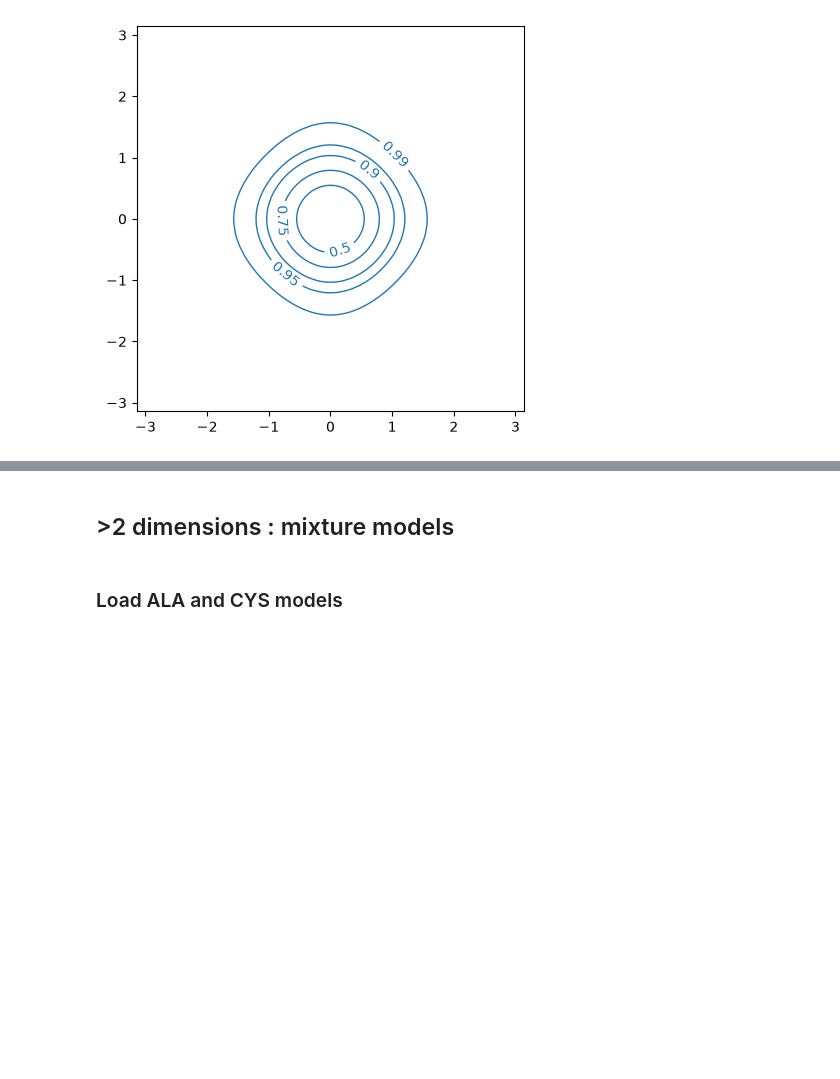
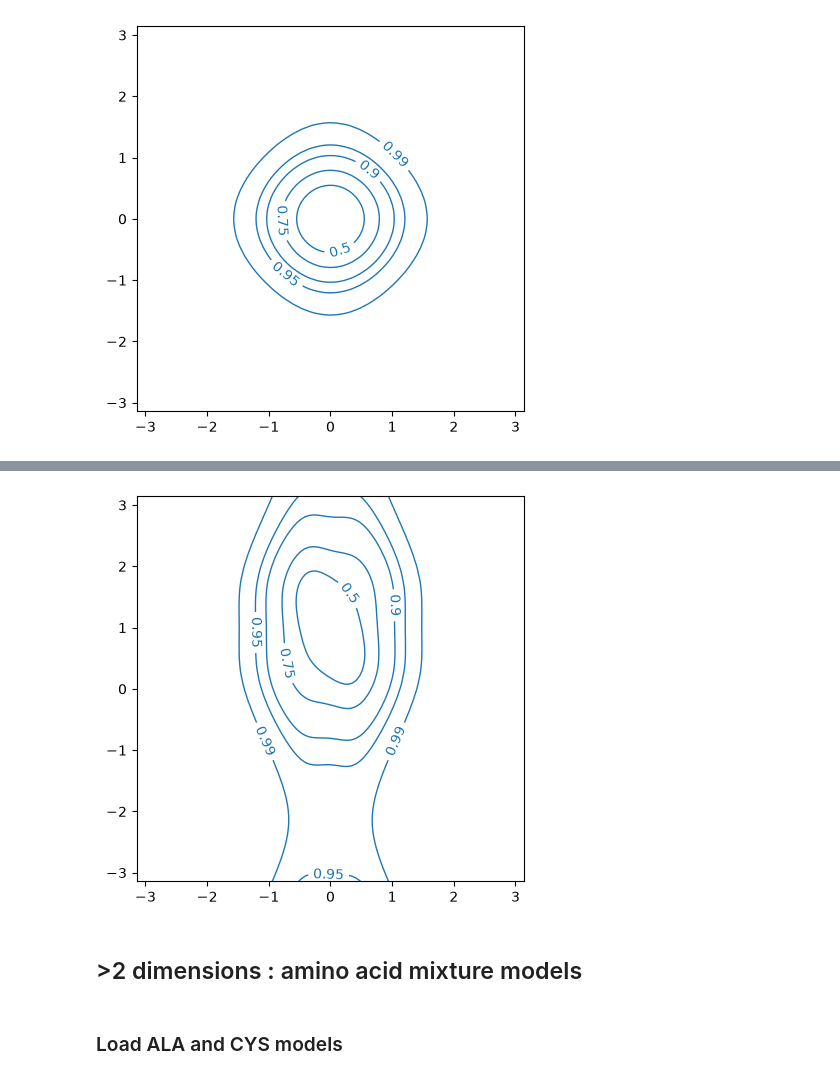
Before and after one commit to GemCarr/algosb_demo, a Jupyter notebook: demo.ipynb, the cells around one changed output, grey strips where cells are left out. Drawn from its saved outputs; the diff is of its cells as text; code cells hidden in the pictures; blank space fills up the shorter version.

```diff
--- a/demo.ipynb
+++ b/demo.ipynb
@@ -38,9 +40,17 @@ plot_confidence(ax, density)
 # %%
 von_mises_1 = CBMD.Von_mises(0 , 5)
 von_mises_2 = CBMD.Von_mises(0 , 5)
+von_mises_3 = CBMD.Von_mises(1 , 2)
 
-vmwc_circula = CBMD.Wrapped_cauchy_CBMD([von_mises_1, von_mises_2], [1.0, 1.0], [0.5, 0.5])
+marginals = [von_mises_1, von_mises_2, von_mises_3]
+qs =  [1.0, 1.0, -1.0]
+rhos = [0.5, 0.5, 0.3]
+
+vmwc_circula = CBMD.Wrapped_cauchy_CBMD(marginals, qs, rhos)
 # %%
-density = vmwc_circula.pdf(coords_2d).reshape(100,100)
-fig, ax = plt.subplots(1, 1, figsize=(5,5))
-plot_confidence(ax, density)
+resolution = 100
+x = np.linspace(-np.pi, np.pi, resolution)
+y = np.linspace(-np.pi, np.pi, resolution)
+
+X, Y = np.meshgrid(x, y)
+coords_2d = np.column_stack((X.ravel(), Y.ravel()))
@@ -49,5 +63,11 @@ plot_confidence(ax, density)
+# %%
+density = vmwc_circula.marginalize([0,2]).pdf(coords_2d).reshape(100,100)
+fig, ax = plt.subplots(1, 1, figsize=(5,5))
+plot_confidence(ax, density)
+# %% [output]
+[figure, added]
 # %% [markdown]
-## >2 dimensions : mixture models
+## >2 dimensions : amino acid mixture models
 # %% [markdown]
 ### Load ALA and CYS models
 # %%
```
Also changed, not shown: parts of 5 cells of this notebook, 2 other files.
